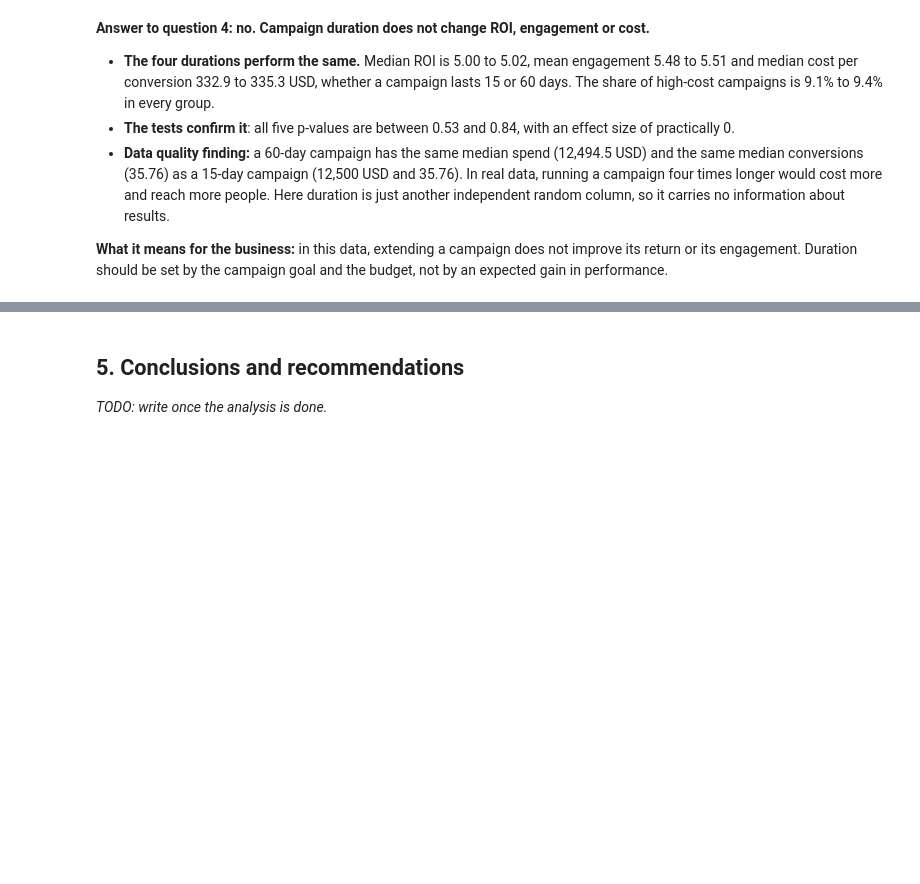
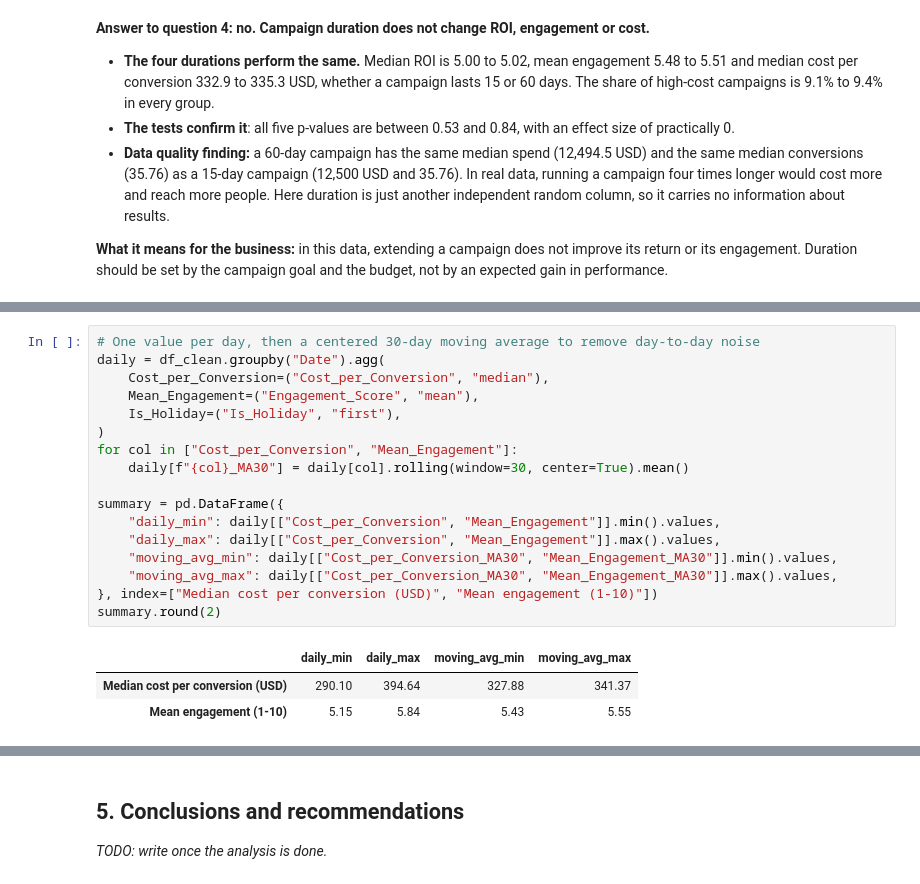
Before and after one commit to IA-P1-BCN/EDA_project_by_Rita, a Jupyter notebook: notebooks/01_eda_marketing_campaigns.ipynb, the cells around one changed output, grey strips where cells are left out. Cells and saved outputs as stored; diff of their text form; blank space fills up the shorter version.

```diff
--- a/notebooks/01_eda_marketing_campaigns.ipynb
+++ b/notebooks/01_eda_marketing_campaigns.ipynb
@@ -973,0 +982,21 @@ plt.show()
+# %%
+# One value per day, then a centered 30-day moving average to remove day-to-day noise
+daily = df_clean.groupby("Date").agg(
+    Cost_per_Conversion=("Cost_per_Conversion", "median"),
+    Mean_Engagement=("Engagement_Score", "mean"),
+    Is_Holiday=("Is_Holiday", "first"),
+)
+for col in ["Cost_per_Conversion", "Mean_Engagement"]:
+    daily[f"{col}_MA30"] = daily[col].rolling(window=30, center=True).mean()
+
+summary = pd.DataFrame({
+    "daily_min": daily[["Cost_per_Conversion", "Mean_Engagement"]].min().values,
+    "daily_max": daily[["Cost_per_Conversion", "Mean_Engagement"]].max().values,
+    "moving_avg_min": daily[["Cost_per_Conversion_MA30", "Mean_Engagement_MA30"]].min().values,
+    "moving_avg_max": daily[["Cost_per_Conversion_MA30", "Mean_Engagement_MA30"]].max().values,
+}, index=["Median cost per conversion (USD)", "Mean engagement (1-10)"])
+summary.round(2)
+# %% [output]
+|  | daily_min | daily_max | moving_avg_min | moving_avg_max |
+| Median cost per conversion (USD) | 290.10 | 394.64 | 327.88 | 341.37 |
+| Mean engagement (1-10) | 5.15 | 5.84 | 5.43 | 5.55 |
```
Also changed, not shown: parts of 4 cells of this notebook, 1 other file.
